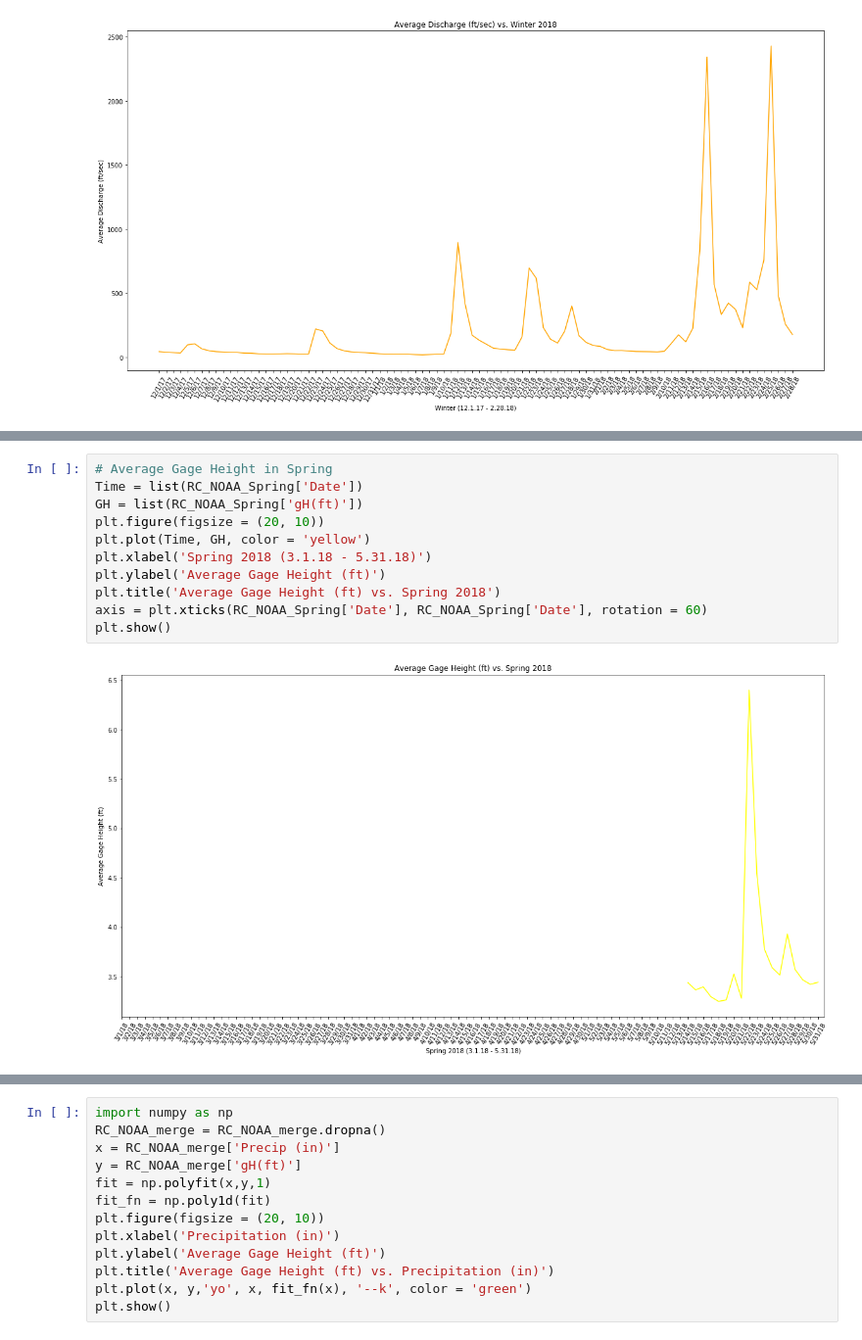
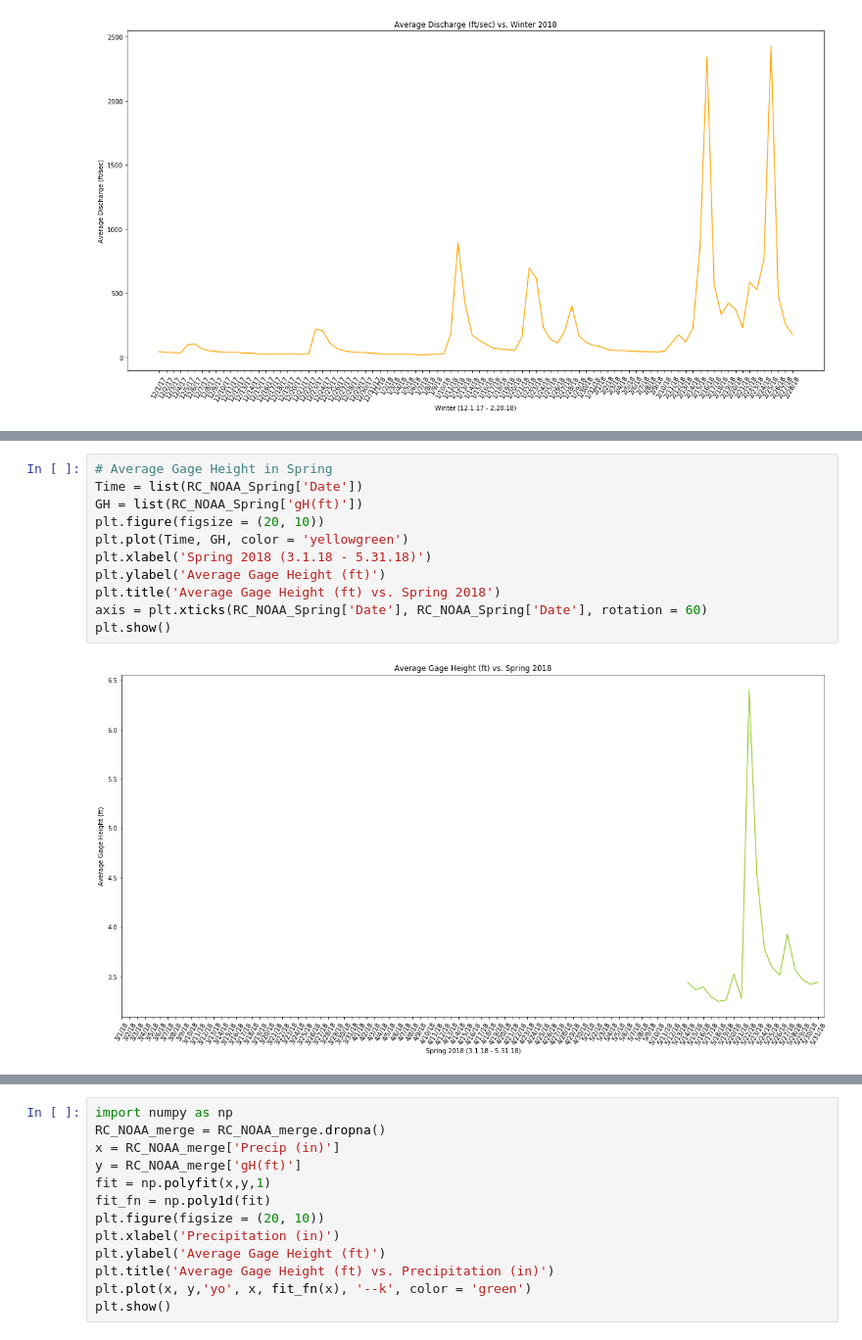
Before and after one commit to philipp-rajah/project1, a Jupyter notebook: project1.ipynb, the cells around one changed output, grey strips where cells are left out. Shown at 98% size. Saved outputs shown, nothing was run; the diff lists cells and outputs as text.

```diff
--- a/project1.ipynb
+++ b/project1.ipynb
@@ -327,16 +391,16 @@ plt.show()
 # %%
 # Average Gage Height in Spring
 Time = list(RC_NOAA_Spring['Date'])
 GH = list(RC_NOAA_Spring['gH(ft)'])
 plt.figure(figsize = (20, 10))
-plt.plot(Time, GH, color = 'yellow')
+plt.plot(Time, GH, color = 'yellowgreen')
 plt.xlabel('Spring 2018 (3.1.18 - 5.31.18)')
 plt.ylabel('Average Gage Height (ft)')
 plt.title('Average Gage Height (ft) vs. Spring 2018')
 axis = plt.xticks(RC_NOAA_Spring['Date'], RC_NOAA_Spring['Date'], rotation = 60)
 plt.show()
 # %% [output]
-[figure, old version]
+[figure, new version]
 # %%
 # Average Gage Height in Summer
 Time = list(RC_NOAA_Summer['Date'])
```
Also changed, not shown: parts of 18 cells of this notebook.
